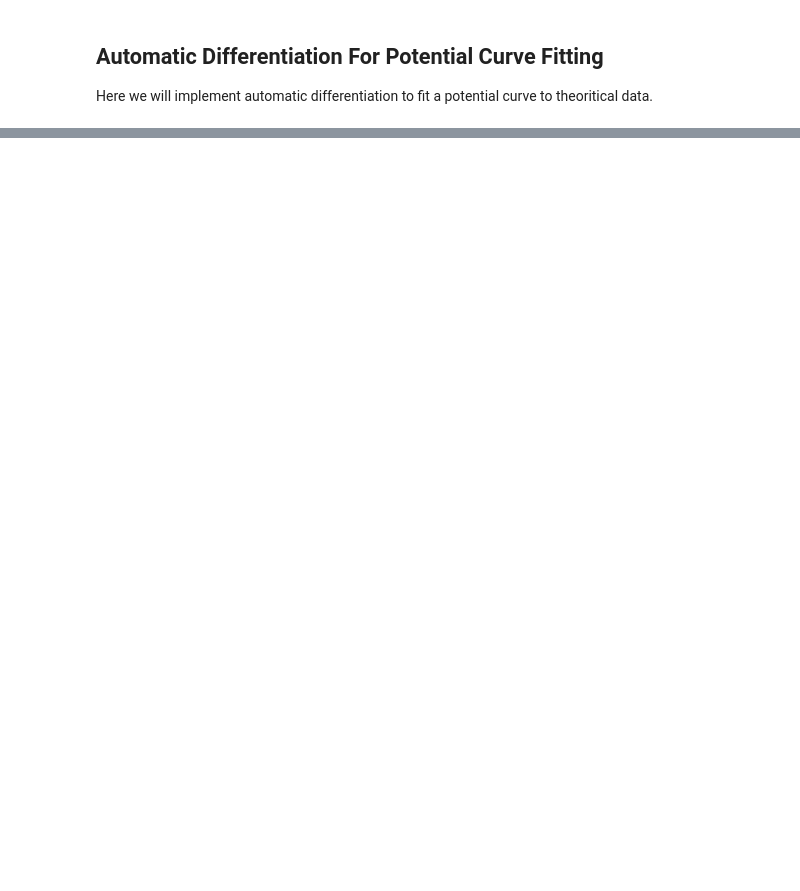
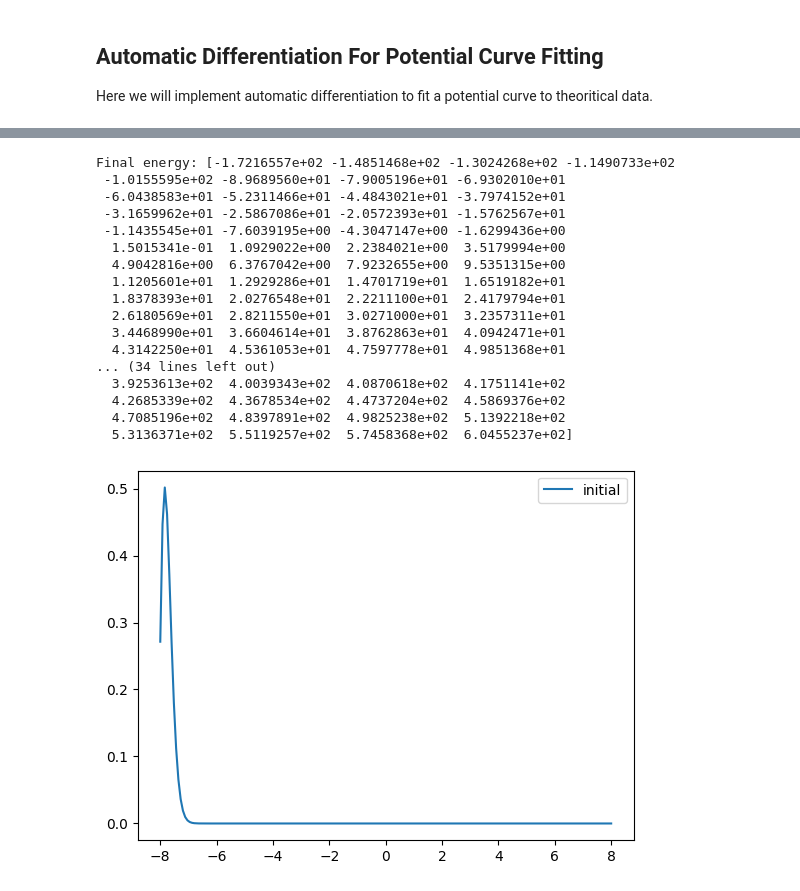
Before and after one commit to STOKES-DOT/Codes_practice, a Jupyter notebook: automatic_differential/ad.ipynb, the cells around one changed output, grey strips where cells are left out. Drawn from its saved outputs; the diff is of its cells as text; code cells hidden in the pictures; blank space fills up the shorter version.

```diff
--- a/automatic_differential/ad.ipynb
+++ b/automatic_differential/ad.ipynb
@@ -92 +58,61 @@ plt.show()
+# %%
+
+from jax.scipy.linalg import eigh
+
+def v_d(a, b, c, d, x):
+    """
+    初始化势能
+    :param x: 粒子的位置，数组
+    :return: 势能值，标量
+    """
+    return a*x+b*x**2+c*x**3+d
+
+
+def Hamiltonian(a, b, c, d, x, num):
+    H = jnp.zeros((num, num))
+    v = v_d(a, b, c, d, x)  # 势能数组
+    K = jnp.zeros((num, num))
+
+    # 构造动能矩阵
+    for i in range(num):
+        for j in range(num):
+            if i == j:
+                K = K.at[i, j].set(-2)
+            elif i == j + 1 or i == j - 1:
+                K = K.at[i, j].set(1)
+            else:
+                K = K.at[i, j].set(0)
+
+    # 构造哈密顿量
+    for i in range(num):
+        for j in range(num):
+            H = H.at[i, j].set(-0.5 *( 1 / dx)**2 * K[i, j] + v[i] * (i == j))
+
+    return H
+a, b, c, d = 1.0, 1.0, 0.5, 0.5
+energy, initial = jax.scipy.linalg.eigh(Hamiltonian(a, b, c, d, x, num=num))
+print(f"Final energy: {energy}")
+plt.plot(x, initial[:,0], label="initial")
+
+plt.legend()
+plt.show()
+# %% [output]
+Final energy: [-1.7216557e+02 -1.4851468e+02 -1.3024268e+02 -1.1490733e+02
+ -1.0155595e+02 -8.9689560e+01 -7.9005196e+01 -6.9302010e+01
+ -6.0438583e+01 -5.2311466e+01 -4.4843021e+01 -3.7974152e+01
+ -3.1659962e+01 -2.5867086e+01 -2.0572393e+01 -1.5762567e+01
+ -1.1435545e+01 -7.6039195e+00 -4.3047147e+00 -1.6299436e+00
+  1.5015341e-01  1.0929022e+00  2.2384021e+00  3.5179994e+00
+  4.9042816e+00  6.3767042e+00  7.9232655e+00  9.5351315e+00
+  1.1205601e+01  1.2929286e+01  1.4701719e+01  1.6519182e+01
+  1.8378393e+01  2.0276548e+01  2.2211100e+01  2.4179794e+01
+  2.6180569e+01  2.8211550e+01  3.0271000e+01  3.2357311e+01
+  3.4468990e+01  3.6604614e+01  3.8762863e+01  4.0942471e+01
+  4.3142250e+01  4.5361053e+01  4.7597778e+01  4.9851368e+01
+... (34 lines left out)
+  3.9253613e+02  4.0039343e+02  4.0870618e+02  4.1751141e+02
+  4.2685339e+02  4.3678534e+02  4.4737204e+02  4.5869376e+02
+  4.7085196e+02  4.8397891e+02  4.9825238e+02  5.1392218e+02
+  5.3136371e+02  5.5119257e+02  5.7458368e+02  6.0455237e+02]
+[figure, added]
 # %%
```
Also changed, not shown: parts of 8 cells of this notebook.
